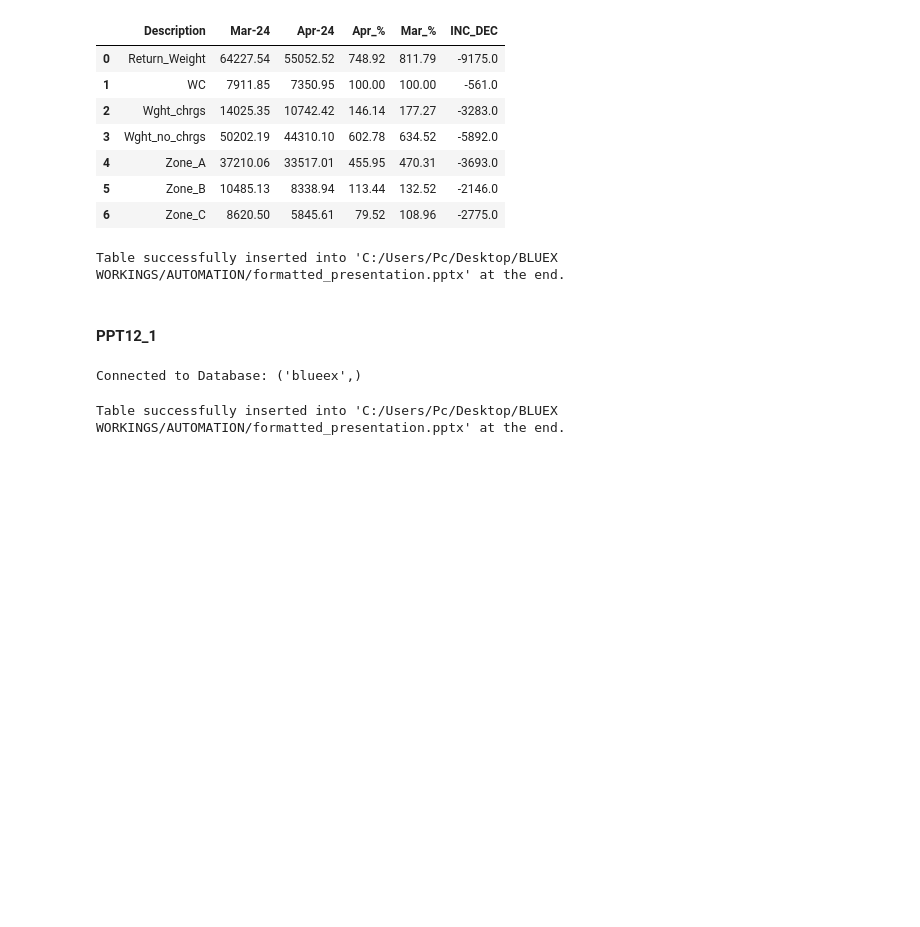
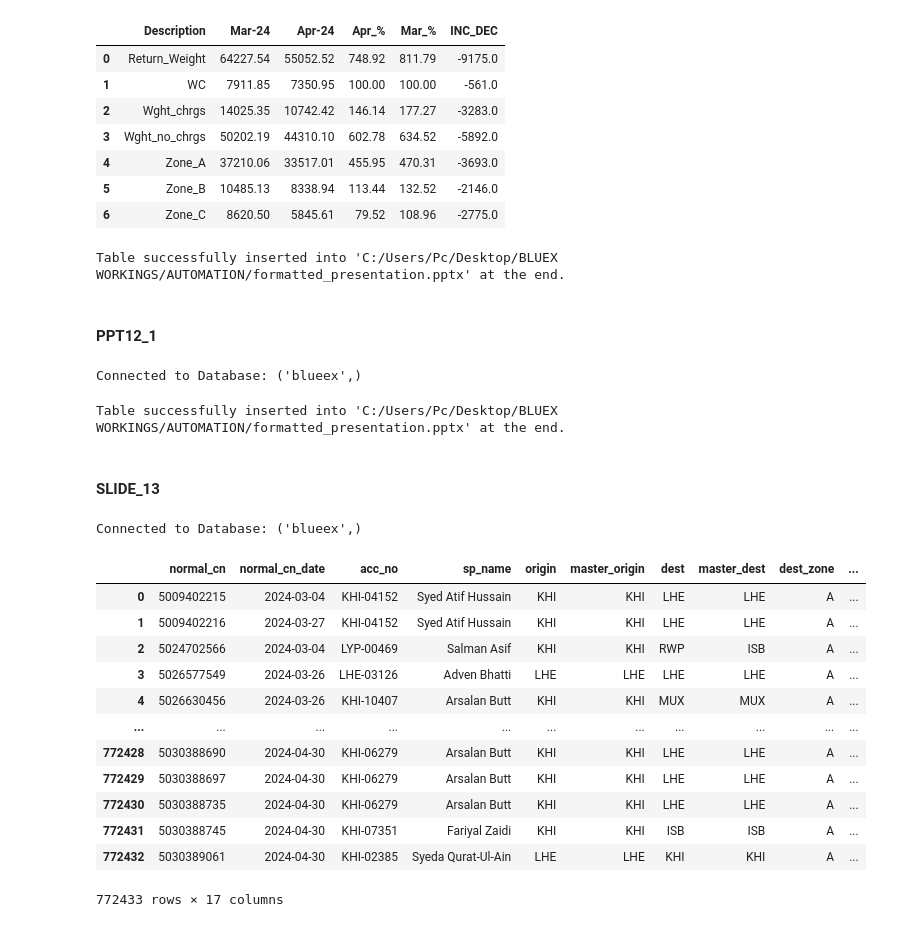
Before and after one commit to TahaDataAlchemy/BLUE-EX-Domestic-Auto, a Jupyter notebook: ETL.ipynb, the cells around one changed output. Saved outputs shown, nothing was run; the diff lists cells and outputs as text; code cells hidden in the pictures; blank space fills up the shorter version.

Commit message:
SLIDE_13

```diff
--- a/ETL.ipynb
+++ b/ETL.ipynb
@@ -3343,3 +3343,56 @@ table_data = [
 insert_table_into_existing_presentation(presentation_path, table_data)
 # %% [output]
 Table successfully inserted into 'C:/Users/Pc/Desktop/BLUEX WORKINGS/AUTOMATION/formatted_presentation.pptx' at the end.
+# %% [markdown]
+#### SLIDE_13
+# %%
+conn = msql.connect(host=dlogin.host, user=dlogin.user, password=dlogin.password, database=dlogin.database)
+
+start_date = '2024-03-01'  # Change this to the desired start date
+end_date = '2024-04-30'    # Change this to the desired end date
+
+start_datetime = datetime.strptime(start_date, '%Y-%m-%d')
+end_datetime = datetime.strptime(end_date, '%Y-%m-%d')
+
+start_date_str = start_datetime.strftime('%Y-%m-%d')
+end_date_str = end_datetime.strftime('%Y-%m-%d')
+with conn.cursor() as cursor:
+            # Check database connection
+            cursor.execute("SELECT DATABASE();")
+            record = cursor.fetchone()
+            print("Connected to Database:", record)
+
+            # Define SQL query to fetch records within the date range
+            q1 =  """SELECT sr.*
+                     FROM blueex.salesreport sr
+                     WHERE sr.normal_cn_date BETWEEN %s AND %s
+                  """
+
+            # Execute SQL query
+            cursor.execute(q1, (start_date, end_date))
+
+            # Fetch all rows
+            rows = cursor.fetchall()
+
+            # Create DataFrame from fetched rows
+            df = pd.DataFrame(rows, columns=[i[0] for i in cursor.description])
+# %% [output]
+Connected to Database: ('blueex',)
+# %%
+PPT13 = df.copy()
+# %%
+PPT13
+# %% [output]
+|  | normal_cn | normal_cn_date | acc_no | sp_name | origin | master_origin | dest | master_dest | dest_zone | ... |
+| 0 | 5009402215 | 2024-03-04 | KHI-04152 | Syed Atif Hussain | KHI | KHI | LHE | LHE | A | ... |
+| 1 | 5009402216 | 2024-03-27 | KHI-04152 | Syed Atif Hussain | KHI | KHI | LHE | LHE | A | ... |
+| 2 | 5024702566 | 2024-03-04 | LYP-00469 | Salman Asif | KHI | KHI | RWP | ISB | A | ... |
+| 3 | 5026577549 | 2024-03-26 | LHE-03126 | Adven Bhatti | LHE | LHE | LHE | LHE | A | ... |
+| 4 | 5026630456 | 2024-03-26 | KHI-10407 | Arsalan Butt | KHI | KHI | MUX | MUX | A | ... |
+| ... | ... | ... | ... | ... | ... | ... | ... | ... | ... | ... |
+| 772428 | 5030388690 | 2024-04-30 | KHI-06279 | Arsalan Butt | KHI | KHI | LHE | LHE | A | ... |
+| 772429 | 5030388697 | 2024-04-30 | KHI-06279 | Arsalan Butt | KHI | KHI | LHE | LHE | A | ... |
+| 772430 | 5030388735 | 2024-04-30 | KHI-06279 | Arsalan Butt | KHI | KHI | LHE | LHE | A | ... |
+| 772431 | 5030388745 | 2024-04-30 | KHI-07351 | Fariyal Zaidi | KHI | KHI | ISB | ISB | A | ... |
+| 772432 | 5030389061 | 2024-04-30 | KHI-02385 | Syeda Qurat-Ul-Ain | LHE | LHE | KHI | KHI | A | ... |
+772433 rows × 17 columns
```
